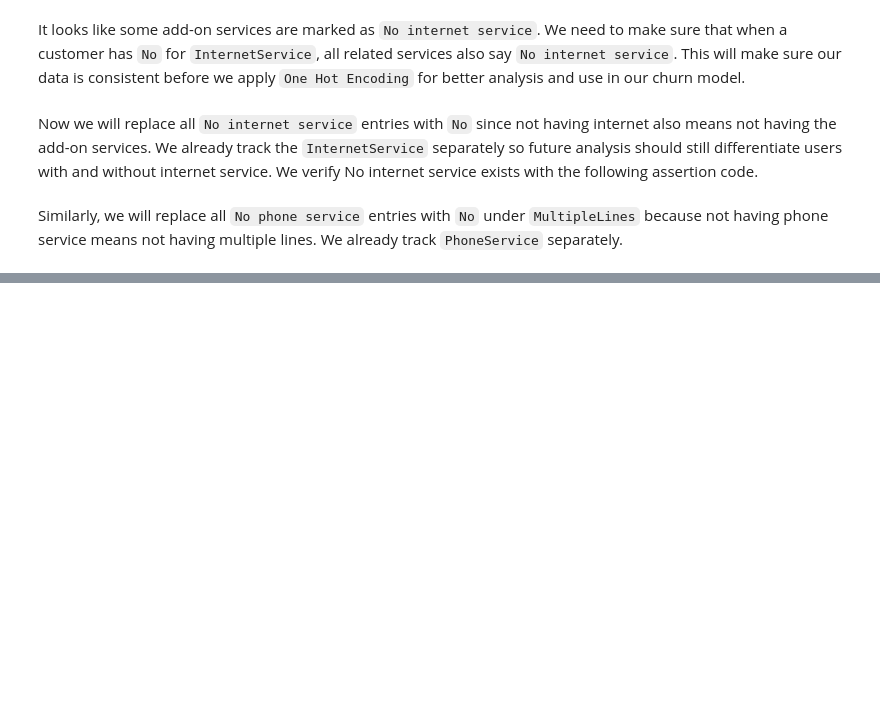
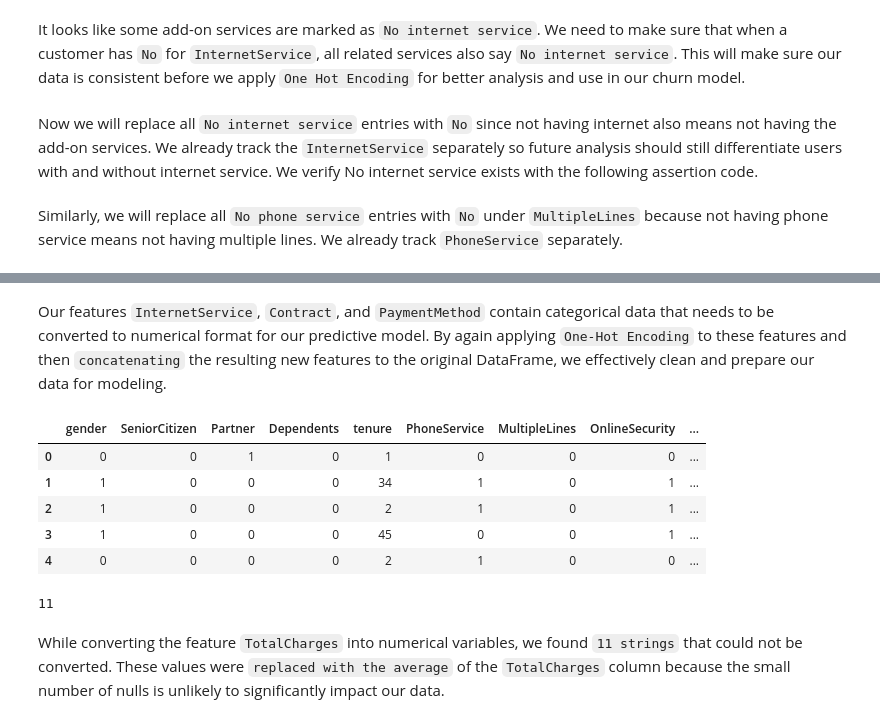
Before and after one commit to mrhussaink7/telco-churn-model, a Jupyter notebook: notebooks/data_cleaning.ipynb, the cells around one changed output, grey strips where cells are left out. Saved outputs shown, nothing was run; the diff lists cells and outputs as text; code cells hidden in the pictures; blank space fills up the shorter version.

Commit message:
[ADD] Completed data cleaning and preparation.

```diff
--- a/notebooks/data_cleaning.ipynb
+++ b/notebooks/data_cleaning.ipynb
@@ -104,3 +110,5 @@ Churn --- ['No' 'Yes'] --- object
+# %%
+df.drop('customerID', axis=1, inplace=True)
 # %% [markdown]
 It looks like some add-on services are marked as `No internet service`. We need to make sure that when a customer has `No` for `InternetService`, all related services also say `No internet service`. This will make sure our data is consistent before we apply `One Hot Encoding` for better analysis and use in our churn model.
 # %%
@@ -121,0 +132,5 @@ assert df[df['MultipleLines'] == 'No phone service'].empty
+# %%
+for column, rows in df.items():
+    if len(df[column].unique()) == 2:
+        encode = pd.get_dummies(data=df[column], dtype=int, drop_first=True)
+        df[column] = encode
@@ -121,0 +161,24 @@ assert df[df['MultipleLines'] == 'No phone service'].empty
+# %% [markdown]
+Our features `InternetService`, `Contract`, and `PaymentMethod` contain categorical data that needs to be converted to numerical format for our predictive model. By again applying `One-Hot Encoding` to these features and then `concatenating` the resulting new features to the original DataFrame, we effectively clean and prepare our data for modeling.
+# %%
+internet_type = pd.get_dummies(data=df['InternetService'], dtype=int)
+contract_type = pd.get_dummies(data=df['Contract'], dtype=int)
+payment_type = pd.get_dummies(data=df['PaymentMethod'], dtype=int)
+df = pd.concat([df, internet_type, contract_type, payment_type], axis=1)
+df.drop(['InternetService','Contract','PaymentMethod'], axis=1, inplace=True)
+df.head()
+# %% [output]
+|  | gender | SeniorCitizen | Partner | Dependents | tenure | PhoneService | MultipleLines | OnlineSecurity | ... |
+| 0 | 0 | 0 | 1 | 0 | 1 | 0 | 0 | 0 | ... |
+| 1 | 1 | 0 | 0 | 0 | 34 | 1 | 0 | 1 | ... |
+| 2 | 1 | 0 | 0 | 0 | 2 | 1 | 0 | 1 | ... |
+| 3 | 1 | 0 | 0 | 0 | 45 | 0 | 0 | 1 | ... |
+| 4 | 0 | 0 | 0 | 0 | 2 | 1 | 0 | 0 | ... |
+# %%
+df['TotalCharges'] = pd.to_numeric(df['TotalCharges'], errors='coerce')
+df['TotalCharges'] = df['TotalCharges'].astype(float)
+df['TotalCharges'].isna().sum()
+# %% [output]
+11
+# %% [markdown]
+While converting the feature `TotalCharges` into numerical variables, we found `11 strings` that could not be converted. These values were `replaced with the average` of the `TotalCharges` column because the small number of nulls is unlikely to significantly impact our data.
```
Also changed, not shown: parts of 14 cells of this notebook.
